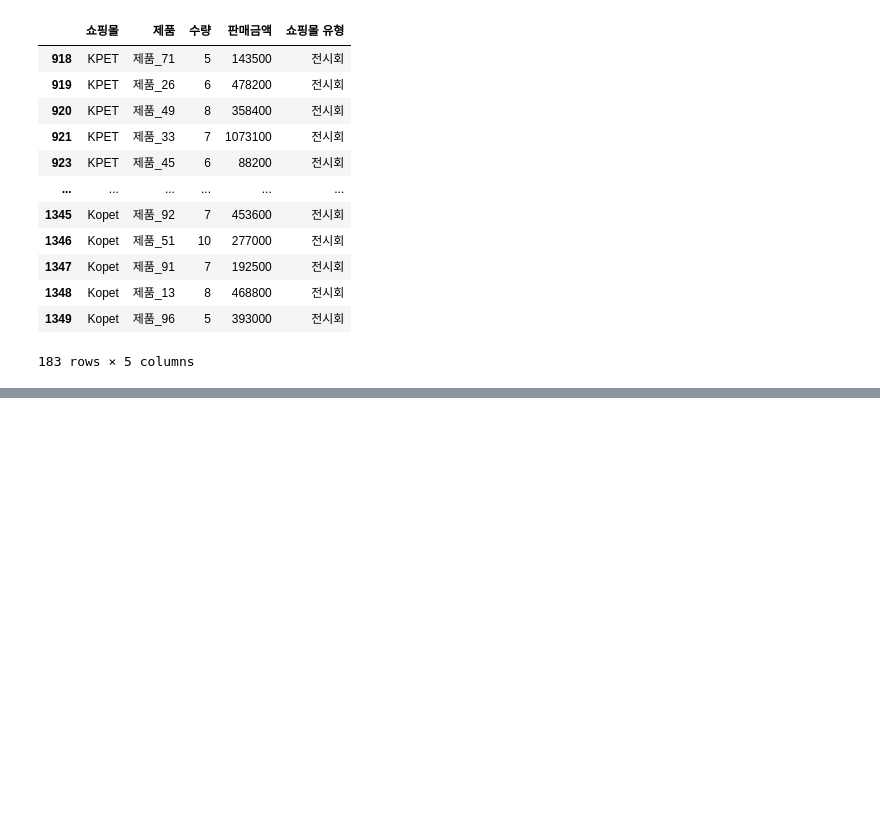
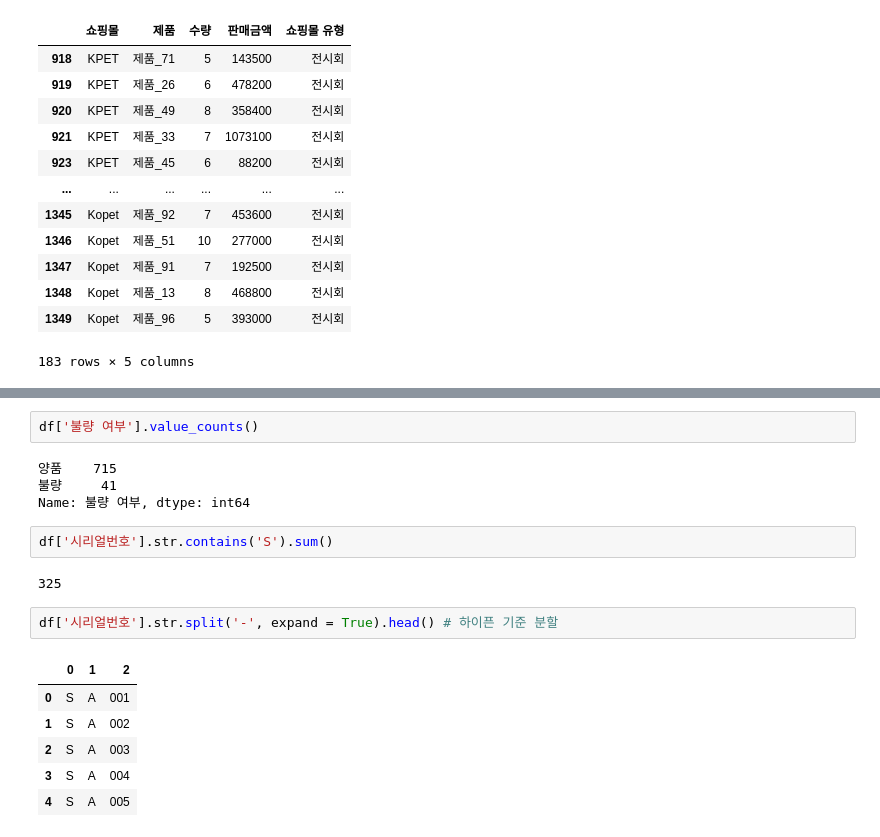
Before and after one commit to Huni0318/preprocessing, a Jupyter notebook: 07. 연습/practice1.ipynb, the cells around one changed output, grey strips where cells are left out. Cells and saved outputs as stored; diff of their text form; blank space fills up the shorter version.

```diff
--- a/07. 연습/practice1.ipynb
+++ b/07. 연습/practice1.ipynb
@@ -251,0 +267,19 @@ df.loc[(df['수량'] >= 5 ) & (df['쇼핑몰 유형'] == '전시회')]
+# %%
+df['불량 여부'].value_counts()
+# %% [output]
+양품    715
+불량     41
+Name: 불량 여부, dtype: int64
+# %%
+df['시리얼번호'].str.contains('S').sum()
+# %% [output]
+325
+# %%
+df['시리얼번호'].str.split('-', expand = True).head() # 하이픈 기준 분할
+# %% [output]
+|  | 0 | 1 | 2 |
+| 0 | S | A | 001 |
+| 1 | S | A | 002 |
+| 2 | S | A | 003 |
+| 3 | S | A | 004 |
+| 4 | S | A | 005 |
```
Also changed, not shown: parts of 7 cells of this notebook.
